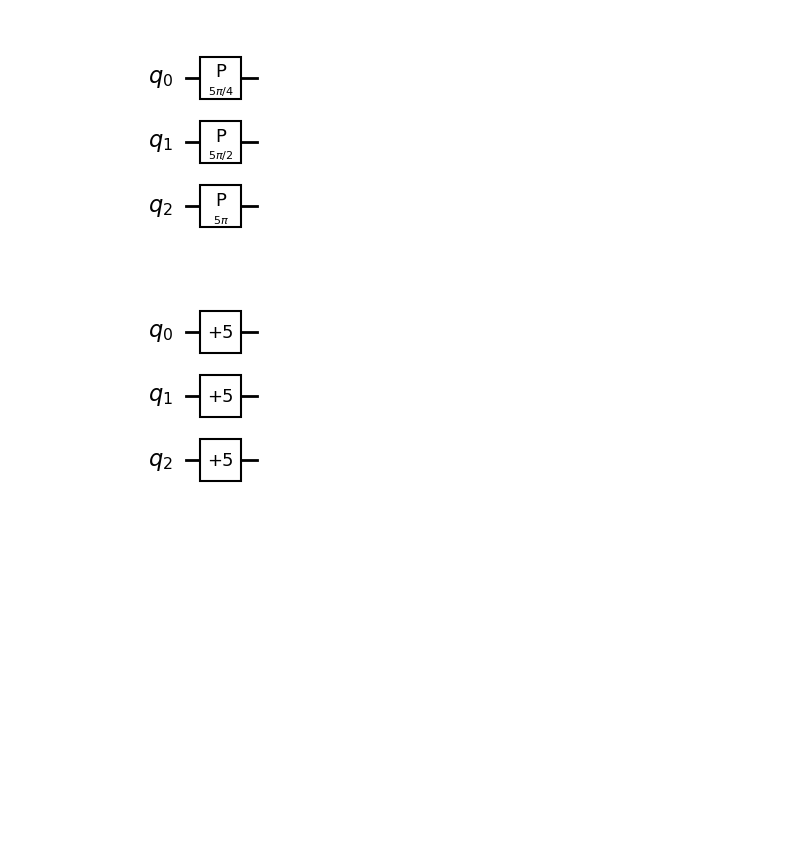
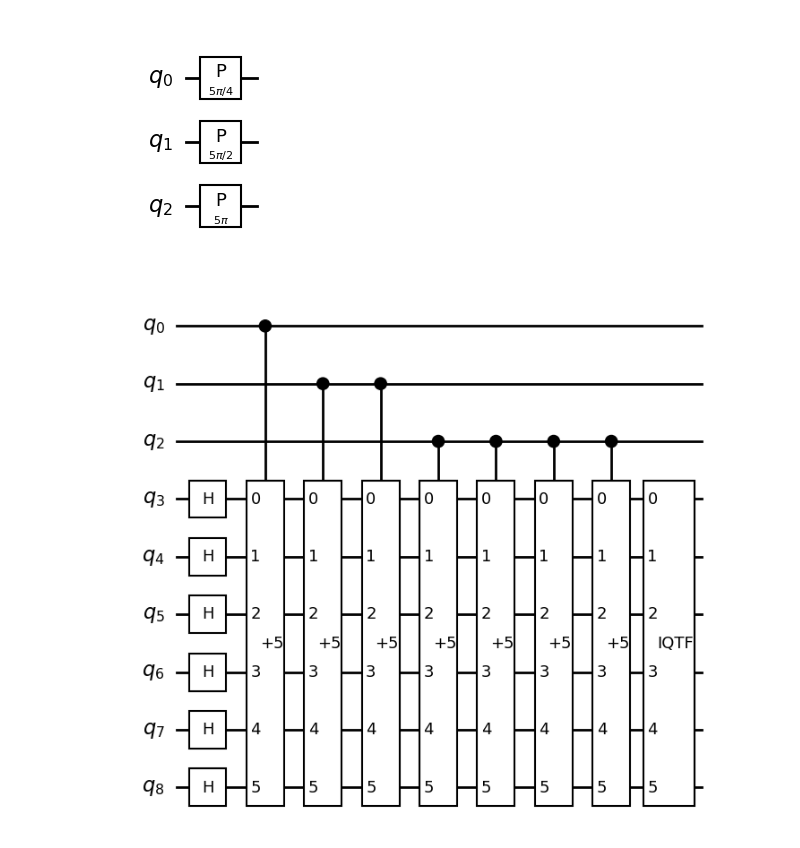
Before and after one commit to iroumec/Quantum-Computing, a Jupyter notebook: practicos/trabajo_practico_4.ipynb, the cells around one changed output. Saved outputs shown, nothing was run; the diff lists cells and outputs as text; code cells hidden in the pictures; blank space fills up the shorter version.

```diff
--- a/practicos/trabajo_practico_4.ipynb
+++ b/practicos/trabajo_practico_4.ipynb
@@ -568,47 +498,52 @@ plusN(5, 3).draw(output='mpl', style='bw')
 # %% [output]
 [figure]
 # %%
-def multiplication_result_qubits(qubits_in_operand):
-
-    return 0
-
 def multiplier(qubits_in_operand, value):
 
-    result_qubits = multiplication_result_qubits(qubits_in_operand)
+    def multiplication_result_qubits(qubits_in_first_operand, qubits_in_second_operand):
+
+        """
+        En el peor de los casos, la multiplicación de un operando de m bits y un operando
+        de n bits tiene como resultado a un número de m + n bits.
+        """
+
+        return qubits_in_first_operand + qubits_in_second_operand
+
+    result_qubits = multiplication_result_qubits(qubits_in_operand, value.bit_length())
 
     quantum_circuit = QuantumCircuit(qubits_in_operand + result_qubits, name=f"x{value}")
 
     for i in range(qubits_in_operand, qubits_in_operand + result_qubits, 1):
         quantum_circuit.h(i)
 
     for i in range(qubits_in_operand):
 
         gate_columna = plusN(value, result_qubits)
 
         # La columna es controlada solo por un qubit.
         controlled_gate = gate_columna.to_gate().control(1)
 
         # Se definen los "cables": [Control, Objetivo1, Objetivo2, Objetivo3...].
         # Control: es el qubit 'i' (input).
         # Objetivos: son los qubits del acumulador (del 5 al 7).
         qubit_control = [i]
         qubits_objetivo = list(range(qubits_in_operand, qubits_in_operand + result_qubits))
 
         wiring = qubit_control + qubits_objetivo
 
-        # Añadido del cableado al circuito.
-        quantum_circuit.append(controlled_gate, wiring)
+        # De acuerdo al peso, es la cantidad de rotaciones que deben colocarse.
+        for _ in range(2 ** i):
+            # Añadido del cableado al circuito.
+            quantum_circuit.append(controlled_gate, wiring)
 
     # Se añade la transformada cuántica de Fourier inversa para decodificar el resultado.
     quantum_circuit.append(iqtf(result_qubits), list(range(qubits_in_operand, qubits_in_operand + result_qubits)))
 
-
-    return quantum_circuit
+    return quantum_circuit, result_qubits
 
 constant = 5
 number_of_qubits = 3
-result_qubits = multiplication_result_qubits(number_of_qubits)
-qc = multiplier(number_of_qubits, constant)
+qc, result_qubits = multiplier(number_of_qubits, constant)
 qc.draw(output='mpl', style='bw')
 # %% [output]
-[figure, old version]
+[figure, new version]
```
Also changed, not shown: parts of 19 cells of this notebook.
